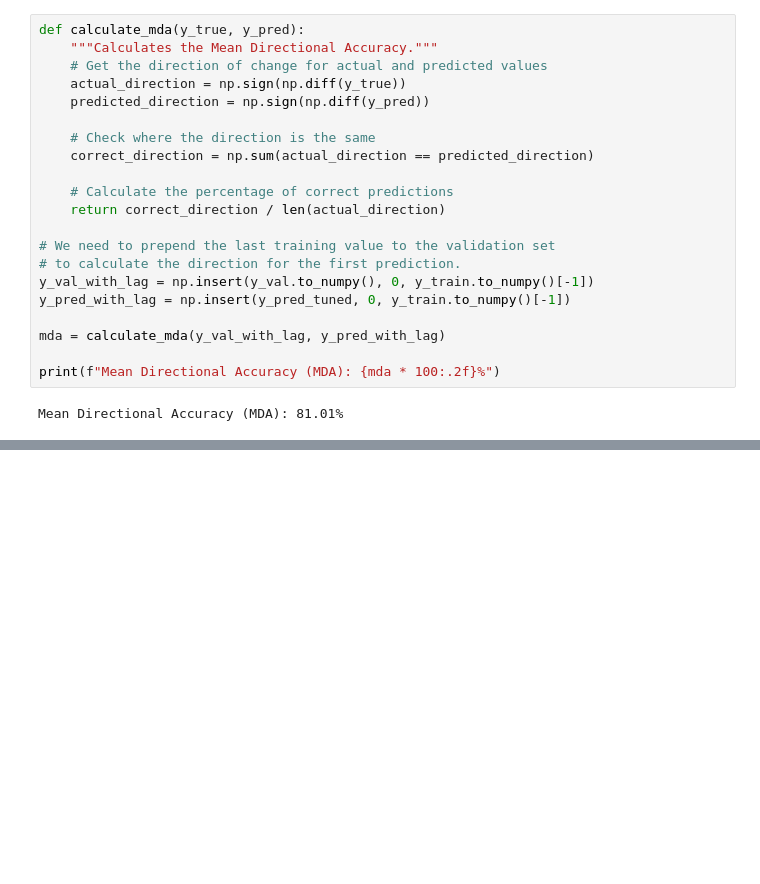
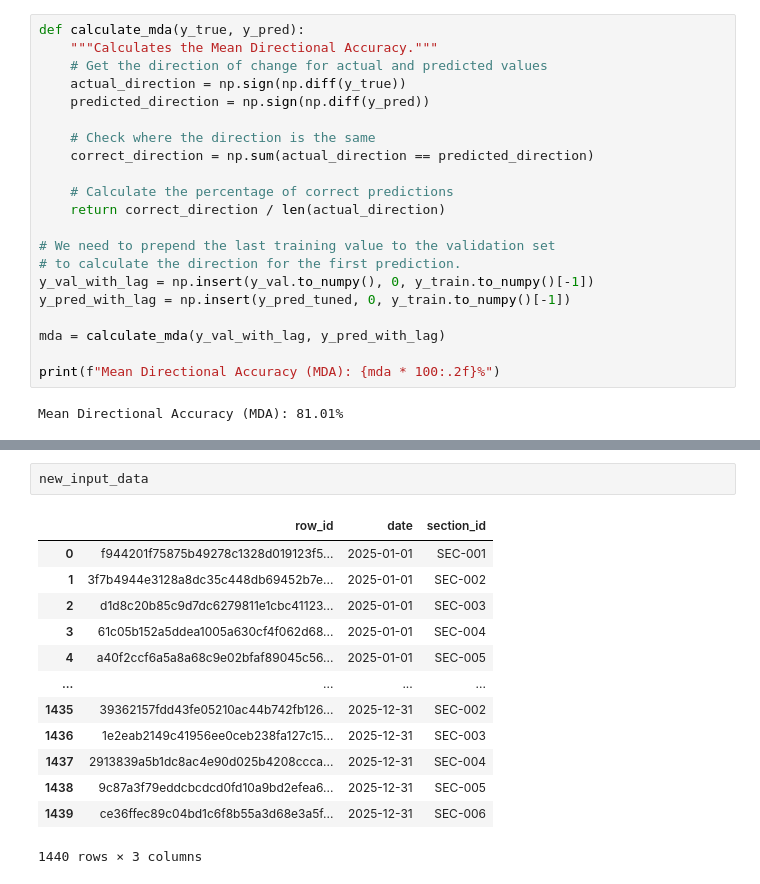
Before and after one commit to RMCV-Rajapaksha/TeamInception_Datathon, a Jupyter notebook: Copy_of_task2_eda_and_data_preprocessing_XGBoost.ipynb, the cells around one changed output, grey strips where cells are left out. Drawn from its saved outputs; the diff is of its cells as text; blank space fills up the shorter version.

```diff
--- a/Copy_of_task2_eda_and_data_preprocessing_XGBoost.ipynb
+++ b/Copy_of_task2_eda_and_data_preprocessing_XGBoost.ipynb
@@ -401,0 +522,16 @@ Mean Directional Accuracy (MDA): 81.01%
+# %%
+new_input_data
+# %% [output]
+|  | row_id | date | section_id |
+| 0 | f944201f75875b49278c1328d019123f5... | 2025-01-01 | SEC-001 |
+| 1 | 3f7b4944e3128a8dc35c448db69452b7e... | 2025-01-01 | SEC-002 |
+| 2 | d1d8c20b85c9d7dc6279811e1cbc41123... | 2025-01-01 | SEC-003 |
+| 3 | 61c05b152a5ddea1005a630cf4f062d68... | 2025-01-01 | SEC-004 |
+| 4 | a40f2ccf6a5a8a68c9e02bfaf89045c56... | 2025-01-01 | SEC-005 |
+| ... | ... | ... | ... |
+| 1435 | 39362157fdd43fe05210ac44b742fb126... | 2025-12-31 | SEC-002 |
+| 1436 | 1e2eab2149c41956ee0ceb238fa127c15... | 2025-12-31 | SEC-003 |
+| 1437 | 2913839a5b1dc8ac4e90d025b4208ccca... | 2025-12-31 | SEC-004 |
+| 1438 | 9c87a3f79eddcbcdcd0fd10a9bd2efea6... | 2025-12-31 | SEC-005 |
+| 1439 | ce36ffec89c04bd1c6f8b55a3d68e3a5f... | 2025-12-31 | SEC-006 |
+1440 rows × 3 columns
```
Also changed, not shown: parts of 12 cells of this notebook.
